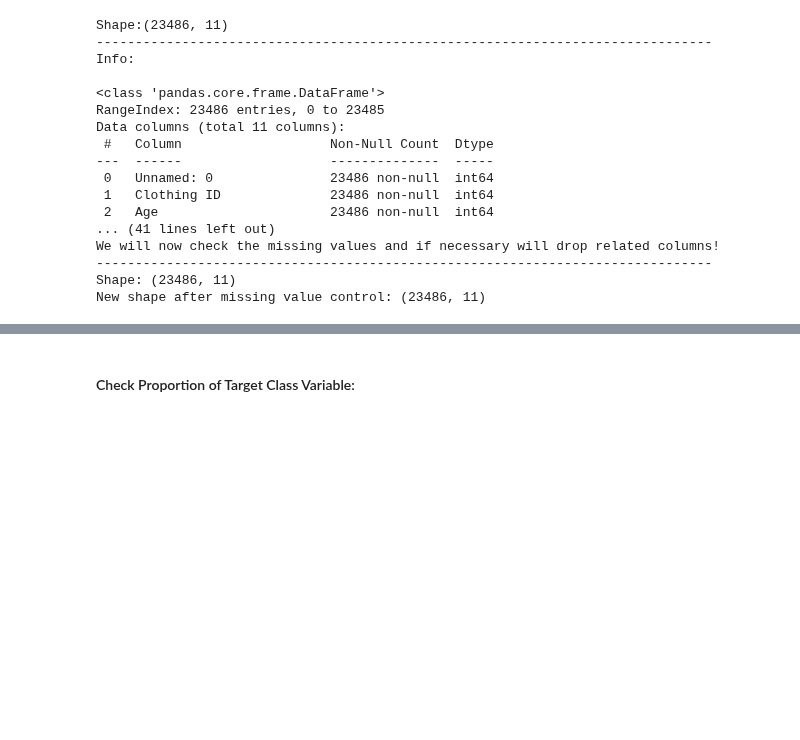
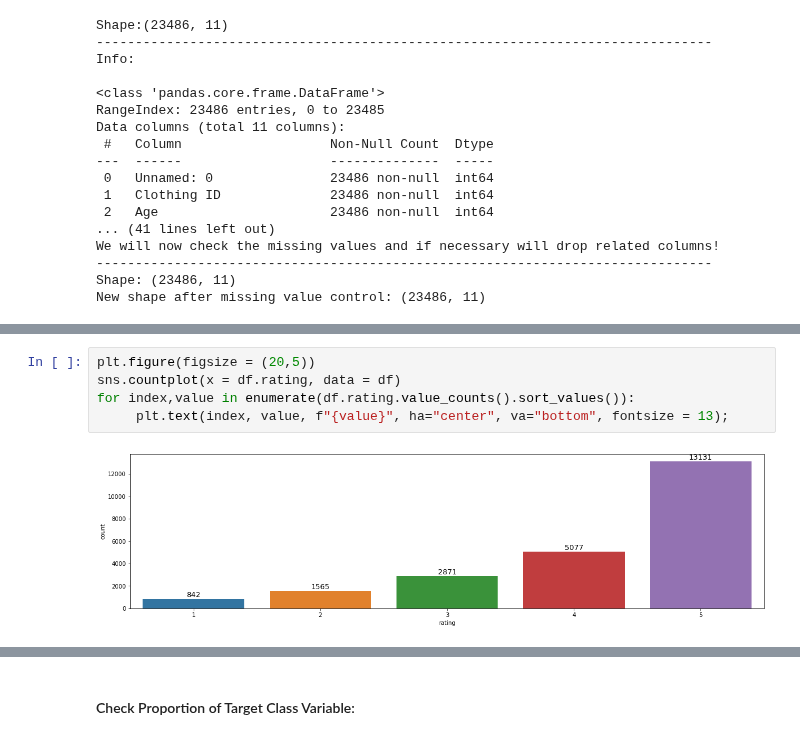
Before and after one commit to KdrDrn/04_PROJECTS, a Jupyter notebook: 20_NLP_Sentiment Analysis/NLP_Sentiment_Analysis_Project_C8301.ipynb, the cells around one changed output, grey strips where cells are left out. Drawn from its saved outputs; the diff is of its cells as text; blank space fills up the shorter version.

```diff
--- a/20_NLP_Sentiment Analysis/NLP_Sentiment_Analysis_Project_C8301.ipynb
+++ b/20_NLP_Sentiment Analysis/NLP_Sentiment_Analysis_Project_C8301.ipynb
@@ -333,0 +426,7 @@ sns.heatmap(df.corr(), annot=True);
+# %%
+plt.figure(figsize = (20,5))
+sns.countplot(x = df.rating, data = df)
+for index,value in enumerate(df.rating.value_counts().sort_values()):
+     plt.text(index, value, f"{value}", ha="center", va="bottom", fontsize = 13);
+# %% [output]
+[figure, added]
```
Also changed, not shown: parts of 68 cells of this notebook.
